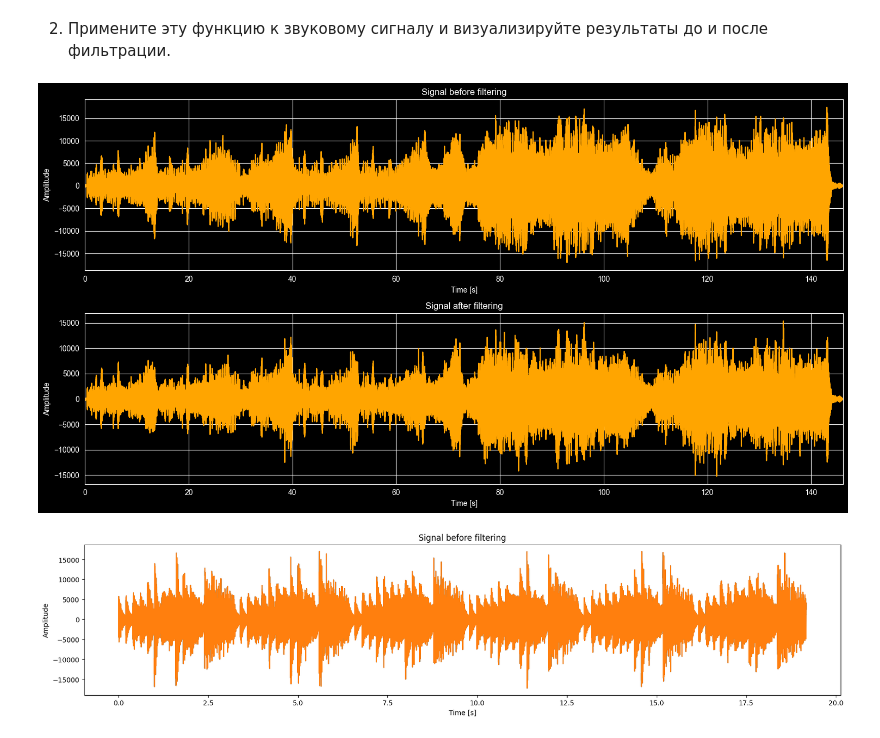
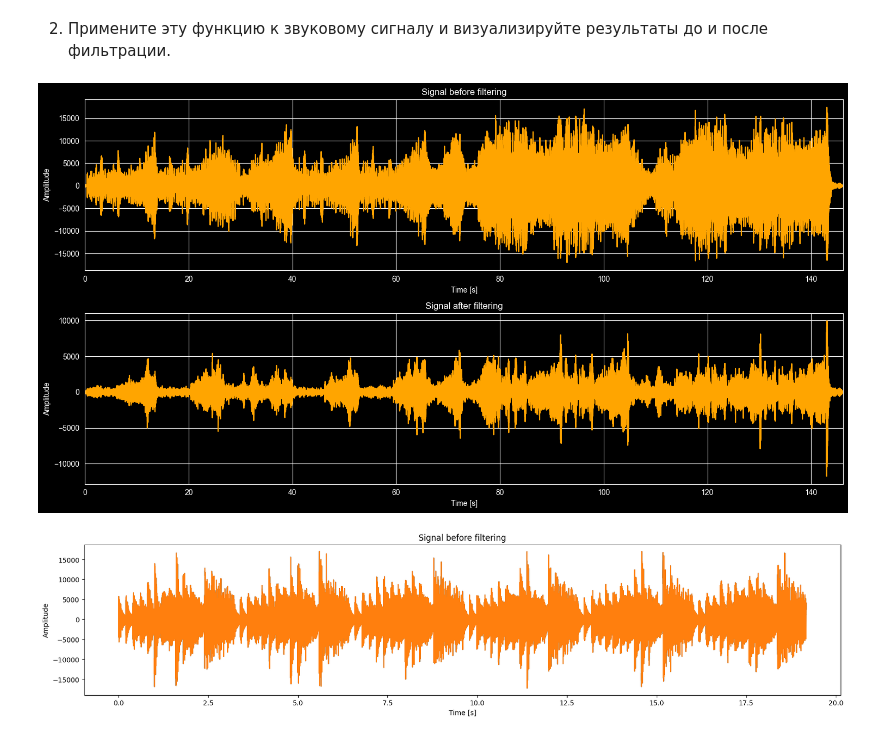
Before and after one commit to Calrission/MIIGAIK-Computer-Math, a Jupyter notebook: 10. Генерация сигналов и преобразования Фурье/Практическая_работа_№10_Генерация_сигналов_и_преобразования_Фурье.ipynb, the cells around one changed output. Saved outputs shown, nothing was run; the diff lists cells and outputs as text; code cells hidden in the pictures.

```diff
--- a/10. Генерация сигналов и преобразования Фурье/Практическая_работа_№10_Генерация_сигналов_и_преобразования_Фурье.ipynb
+++ b/10. Генерация сигналов и преобразования Фурье/Практическая_работа_№10_Генерация_сигналов_и_преобразования_Фурье.ipynb
@@ -369,26 +358,47 @@ filtered_data = filter_signal_fur(data, cutoff, sek)
+# %%
+import numpy as np
+from numpy.fft import fft, ifft, fftfreq
+
+def bandstop_filter(audio_data, low_cut, high_cut, sampling_rate):
+    """
+    Удаляет частотный диапазон [low_cut, high_cut] из сигнала.
+    """
+    n = len(audio_data)
+    yf = fft(audio_data)
+    freqs = fftfreq(n, 1 / sampling_rate)  # частоты (от -Fs/2 до Fs/2)
+    yf_filtered = yf.copy()
+    # Обнуляем компоненты, попадающие в заданную полосу (положительные и отрицательные частоты)
+    mask = (np.abs(freqs) >= low_cut) & (np.abs(freqs) <= high_cut)
+    yf_filtered[mask] = 0
+    filtered_audio = np.real(ifft(yf_filtered))
+    return filtered_audio.astype(audio_data.dtype)
+
+low_freq = 200.0     # нижняя граница скрипки
+high_freq = 4000.0   # верхняя граница скрипки
 # %% [markdown]
 2. Примените эту функцию к звуковому сигналу и визуализируйте результаты до и после фильтрации.
 # %%
 gersz_limit = 1000.0
-filtered_data = filter_signal_fur(data, gersz_limit, sek)
+filtered_data = bandstop_filter(data, low_freq, high_freq, sek)
+
 t = np.arange(len(data)) / sek
 plt.figure(figsize=(15, 8))
 plt.subplot(2, 1, 1)
 plt.plot(t, data, color='orange')
 plt.title('Signal before filtering')
 plt.xlabel('Time [s]')
 plt.ylabel('Amplitude')
 plt.xlim(0, t[-1])
 plt.subplot(2, 1, 2)
 plt.plot(t, filtered_data, color='orange')
 plt.title(f'Signal after filtering')
 plt.xlabel('Time [s]')
 plt.ylabel('Amplitude')
 plt.xlim(0, t[-1])
 plt.tight_layout()
 plt.show()
 # %% [output]
-[figure, old version]
+[figure, new version]
 # %%
 # Визуализация сигнала до фильтрации
 # %% [output]
```
Also changed, not shown: parts of 2 cells of this notebook.
